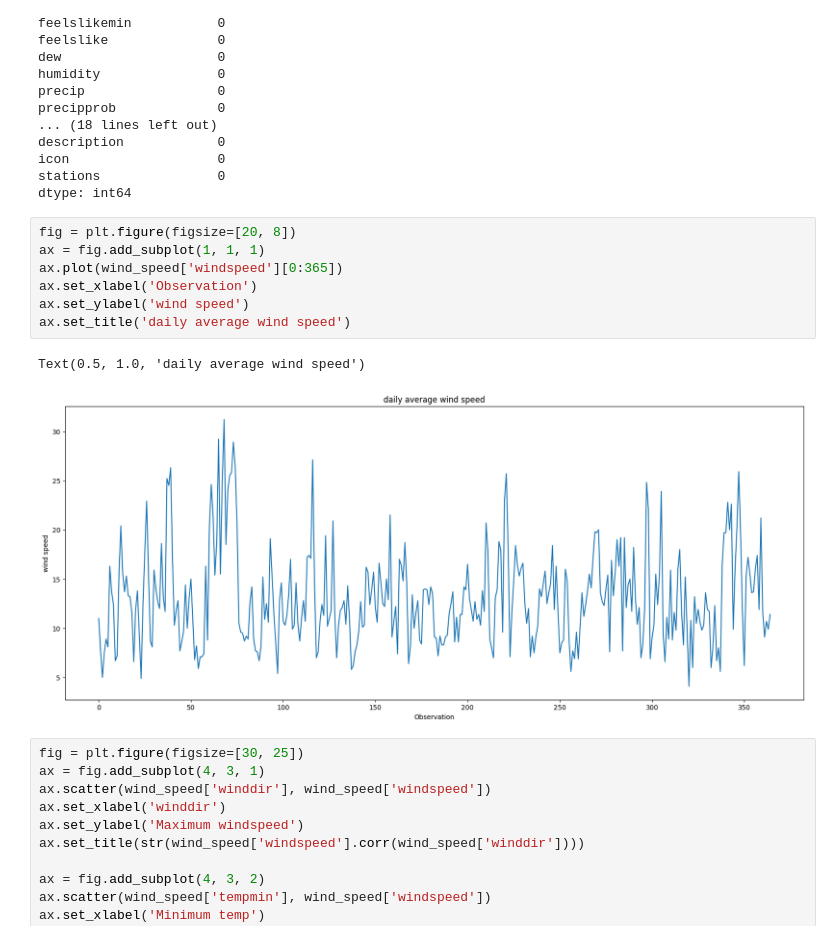
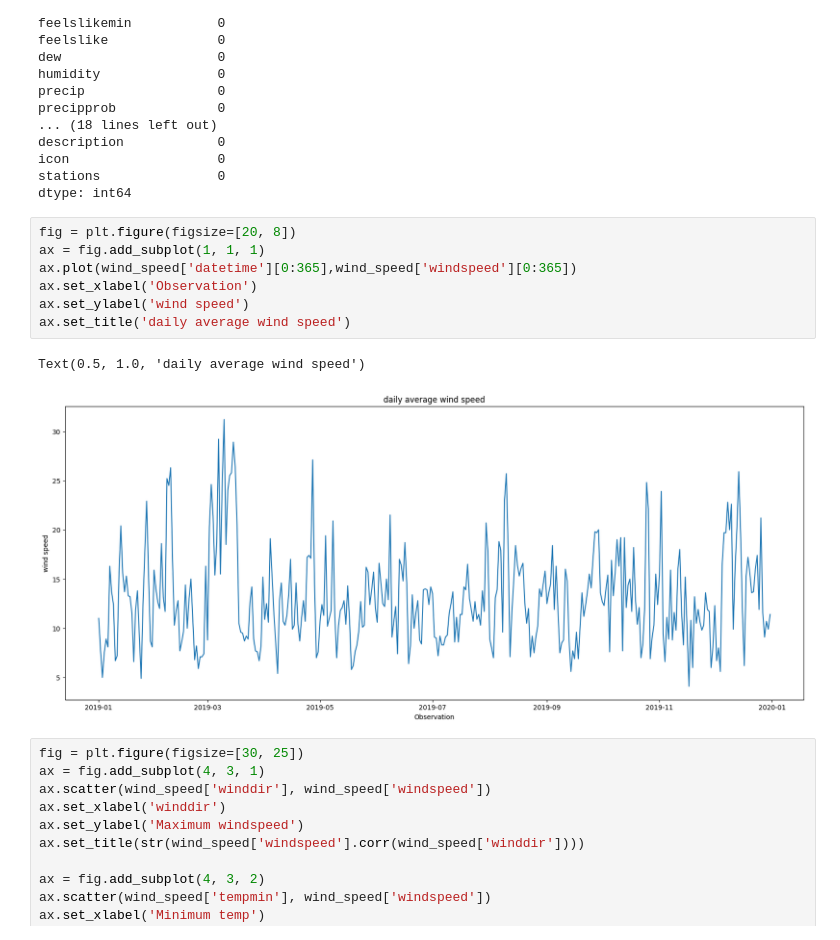
Before and after one commit to Ebzz12/Wind-Speed-Prediction, a Jupyter notebook: Wind_speed_prediction.ipynb, the cells around one changed output. Cells and saved outputs as stored; diff of their text form.

```diff
--- a/Wind_speed_prediction.ipynb
+++ b/Wind_speed_prediction.ipynb
@@ -183,13 +203,13 @@ dtype: int64
 # %%
 fig = plt.figure(figsize=[20, 8])
 ax = fig.add_subplot(1, 1, 1)
-ax.plot(wind_speed['windspeed'][0:365])
+ax.plot(wind_speed['datetime'][0:365],wind_speed['windspeed'][0:365])
 ax.set_xlabel('Observation')
 ax.set_ylabel('wind speed')
 ax.set_title('daily average wind speed')
 # %% [output]
 Text(0.5, 1.0, 'daily average wind speed')
-[figure, old version]
+[figure, new version]
 # %%
 fig = plt.figure(figsize=[30, 25])
 ax = fig.add_subplot(4, 3, 1)
```
Also changed, not shown: parts of 33 cells of this notebook.
